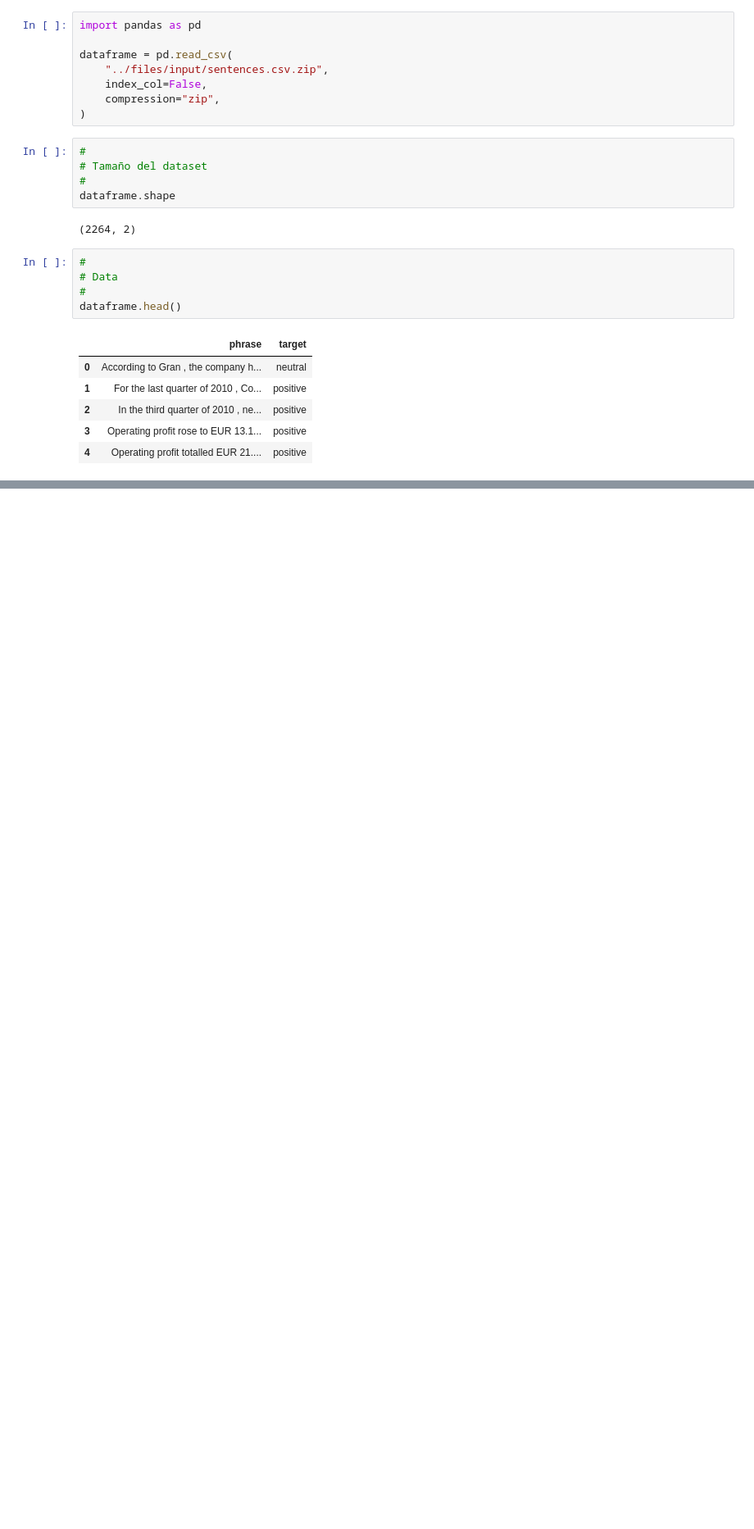
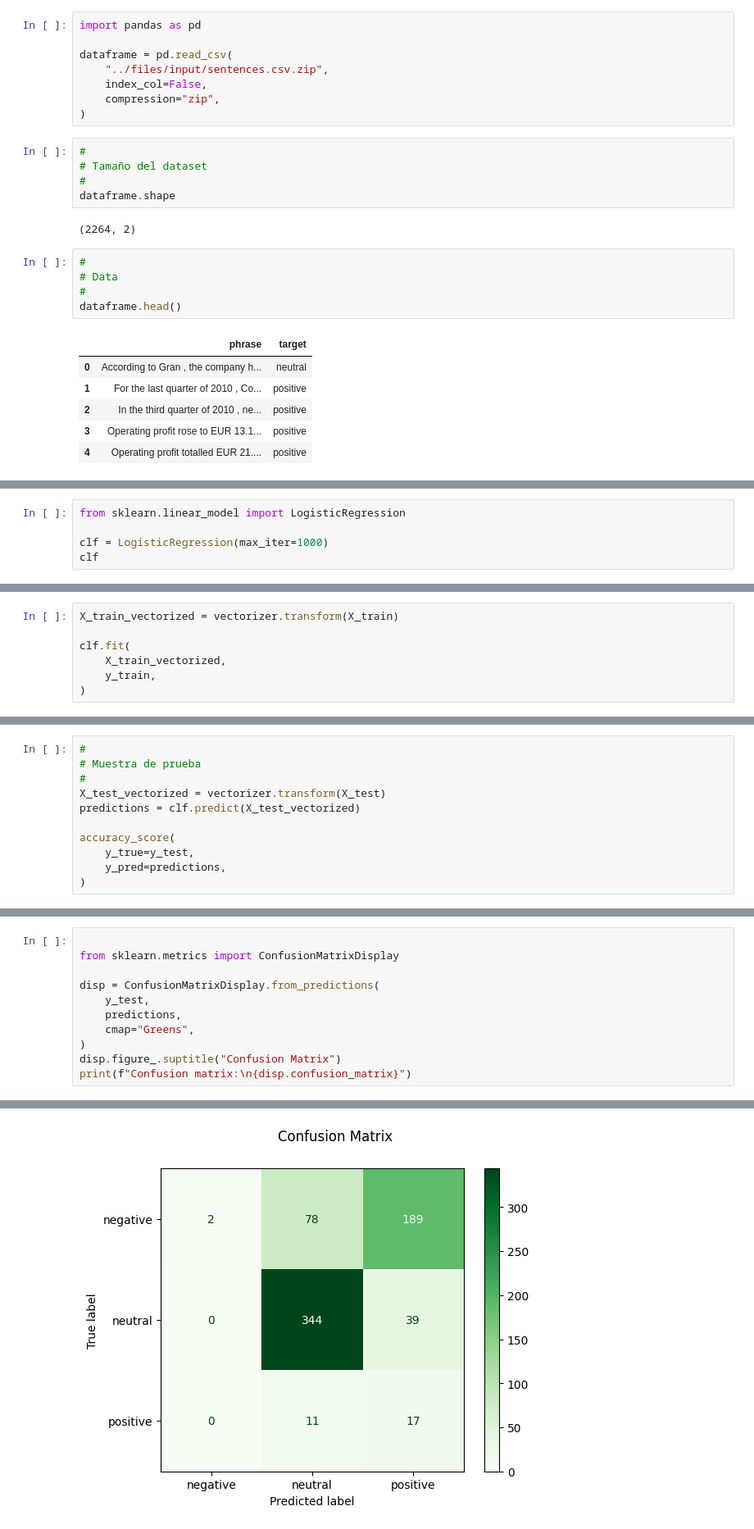
Before and after one commit to 2025-2-predictiva/PRE-05-clasificacion-basica-de-texto-JuanAraque11, a Jupyter notebook: homework/notebook.ipynb, the cells around one changed output, grey strips where cells are left out. Shown: that part at 82% size. Drawn from its saved outputs; the diff is of its cells as text; blank space fills up the shorter version.

```diff
--- a/homework/notebook.ipynb
+++ b/homework/notebook.ipynb
@@ -100,0 +111,5 @@ CountVectorizer(binary=True, max_df=0.99, min_df=2, stop_words='english',
+# %%
+from sklearn.linear_model import LogisticRegression
+
+clf = LogisticRegression(max_iter=1000)
+clf
@@ -100,0 +118,7 @@ CountVectorizer(binary=True, max_df=0.99, min_df=2, stop_words='english',
+# %%
+X_train_vectorized = vectorizer.transform(X_train)
+
+clf.fit(
+    X_train_vectorized,
+    y_train,
+)
@@ -100,0 +139,11 @@ CountVectorizer(binary=True, max_df=0.99, min_df=2, stop_words='english',
+# %%
+#
+# Muestra de prueba
+#
+X_test_vectorized = vectorizer.transform(X_test)
+predictions = clf.predict(X_test_vectorized)
+
+accuracy_score(
+    y_true=y_test,
+    y_pred=predictions,
+)
@@ -100,0 +152,12 @@ CountVectorizer(binary=True, max_df=0.99, min_df=2, stop_words='english',
+# %%
+
+from sklearn.metrics import ConfusionMatrixDisplay
+
+disp = ConfusionMatrixDisplay.from_predictions(
+    y_test,
+    predictions,
+    cmap="Greens",
+)
+disp.figure_.suptitle("Confusion Matrix")
+print(f"Confusion matrix:\n{disp.confusion_matrix}")
+# %% [output]
@@ -100,0 +168 @@ CountVectorizer(binary=True, max_df=0.99, min_df=2, stop_words='english',
+[figure, added]
```
Also changed, not shown: parts of 14 cells of this notebook, 4 other files.
